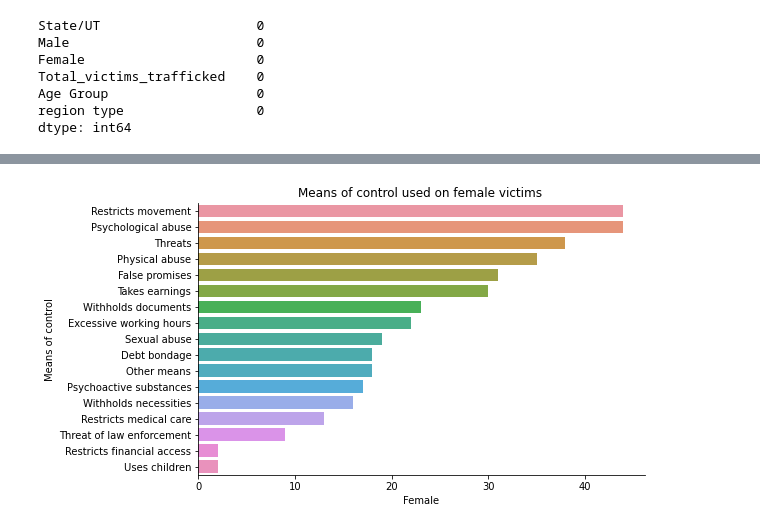
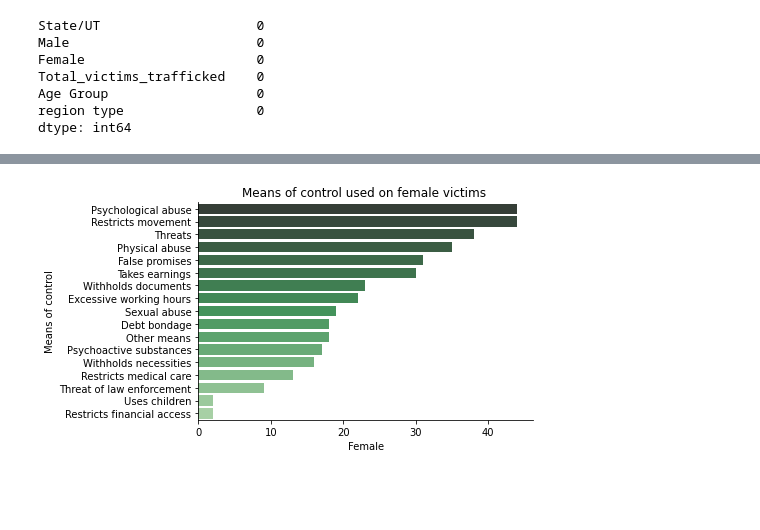
Before and after one commit to Emjeeey/ITBA-3205_FoodHacks, a Jupyter notebook: 404_Final_Project.ipynb, the cells around one changed output, grey strips where cells are left out. Cells and saved outputs as stored; diff of their text form; code cells hidden in the pictures; blank space fills up the shorter version.

```diff
--- a/404_Final_Project.ipynb
+++ b/404_Final_Project.ipynb
@@ -121,6 +114,7 @@ CleanVT
 # %%
 sns.set_style(style="darkgrid")
 # %%
+sns.set_style(style="darkgrid")
 sns.relplot(x="Male", y="Female", hue="Age Group", data=CleanVT)
 # %% [output]
 <seaborn.axisgrid.FacetGrid at 0x...>
@@ -128,4 +122,5 @@ sns.relplot(x="Male", y="Female", hue="Age Group", data=CleanVT)
 # %%
+sns.set_style(style="darkgrid")
 sns.set_palette('Set2')
 sns.barplot(x='Age Group', y= 'Female', data= CleanVT)
 
@@ -136,5 +131,5 @@ sns.despine()
 # %%
-sns.set_palette('Set2')
+sns.set_style(style="darkgrid")
 sns.barplot(x='Age Group', y= 'Male', data= CleanVT)
 
 plt.title("Male Victims according to their Age ")
@@ -324,5 +257,5 @@ Name: yearofregistration, dtype: datetime64[ns]
 # %%
-df5 = pd.read_csv (r'/content/ITBA-3205_ImpactClimateChange/Human Trafficking dataset/Means of control used on female victims.csv')
+df5 = pd.read_csv (r'/content/ITBA-3205_HumanTraffickingINDIA/Human Trafficking dataset/Means of control used on female victims.csv')
 print(df5)
 # %% [output]
               Means of control  Female
@@ -345,11 +278,12 @@ print(df5)
 16                 Other means      18
 # %%
 df5 = df5.sort_values(['Female'], ascending=False).reset_index(drop=True)
-sns.set_palette('Set2')
-sns.barplot(x='Female', y= 'Means of control', data= df5)
+pal = sns.color_palette("Greens_d", len(df5))
+
+sns.barplot(x='Female', y= 'Means of control', data= df5,palette=np.array(pal[::-1]))
 
 plt.title("Means of control used on female victims ")
 sns.despine()
 # %% [output]
-[figure, old version]
+[figure, new version]
 # %%
```
Also changed, not shown: parts of 27 cells of this notebook.
